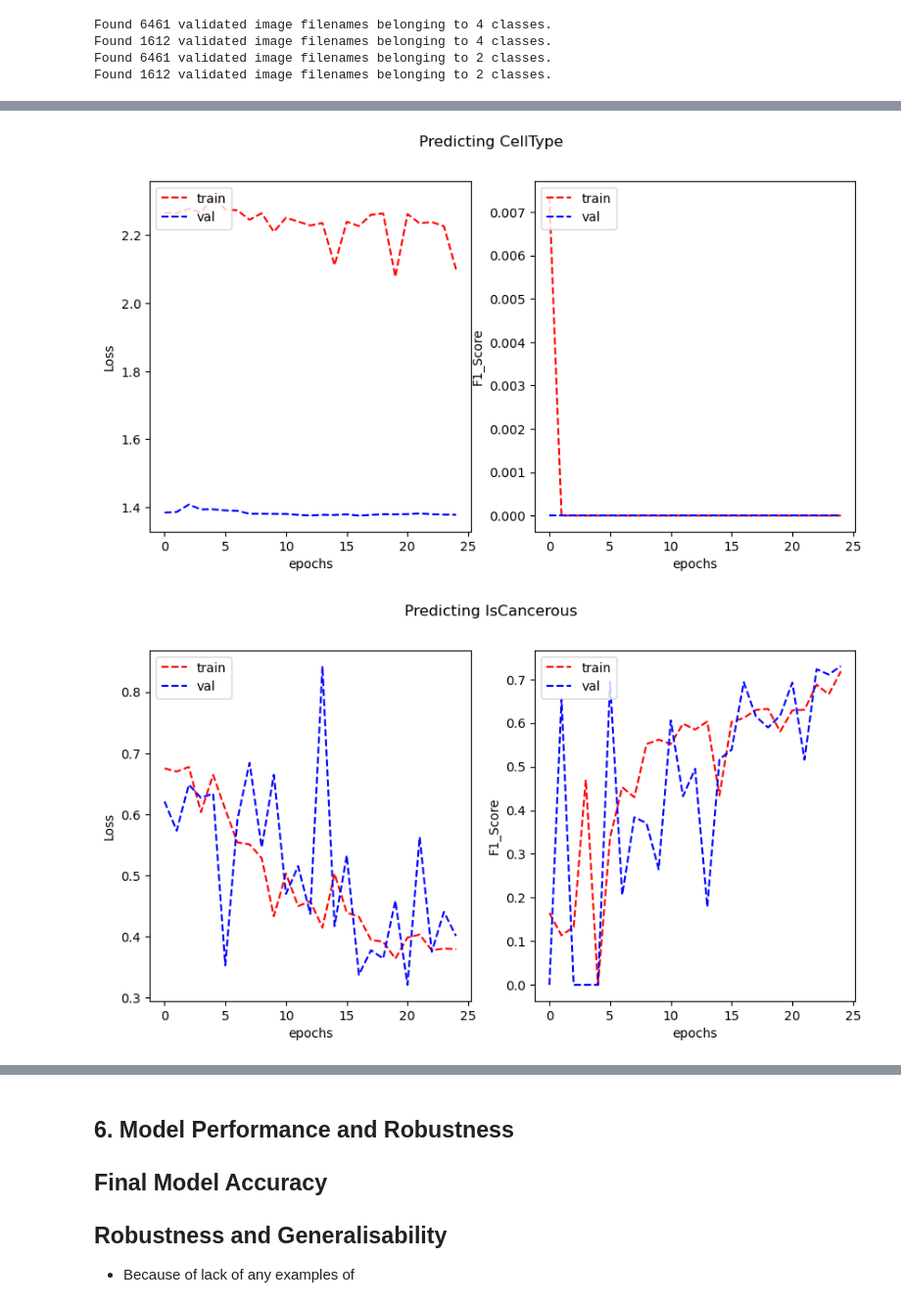
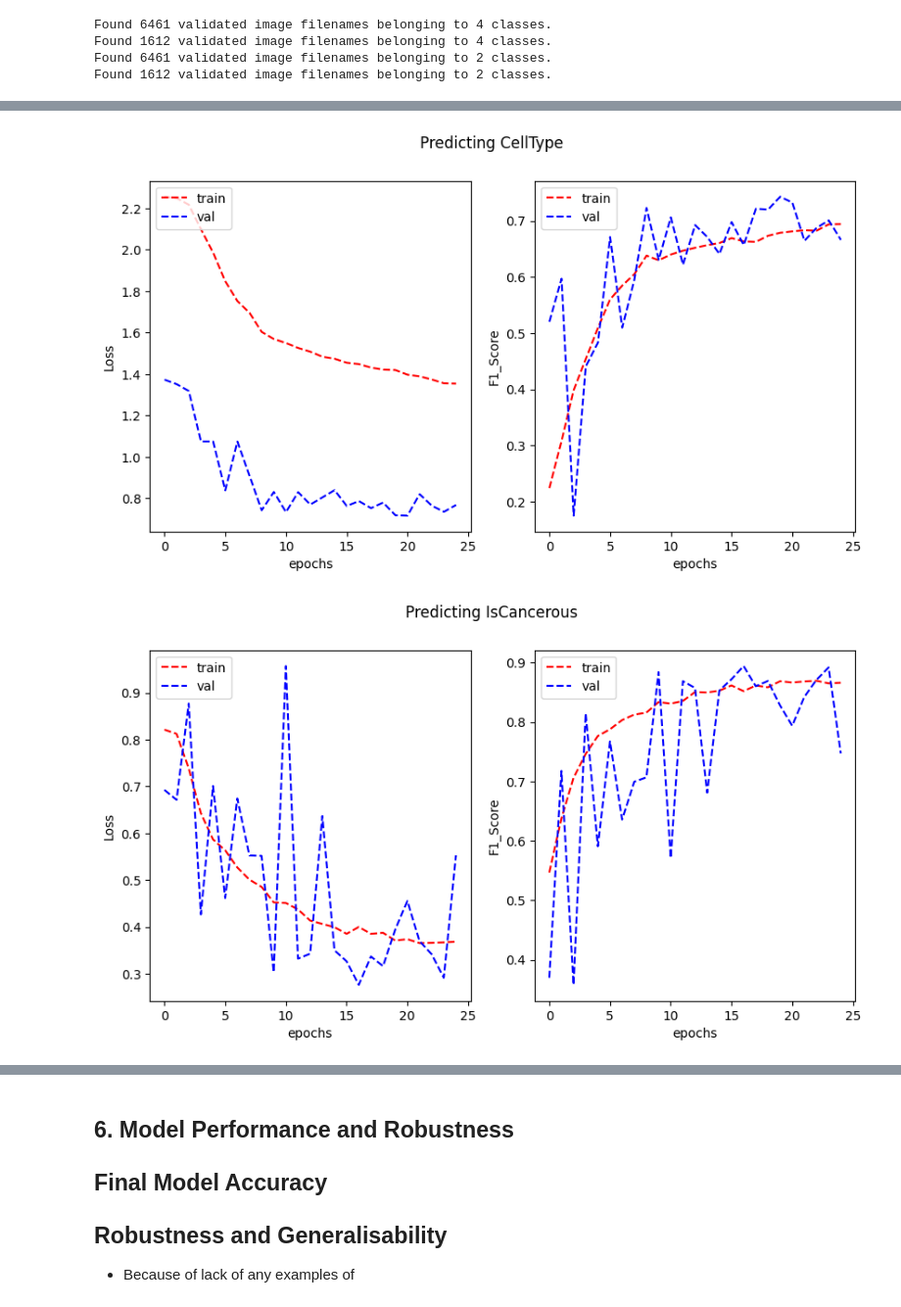
Before and after one commit to aitiab/ML_Assignment2, a Jupyter notebook: Assignment2.ipynb, the cells around one changed output, grey strips where cells are left out. Shown at 98% size. Cells and saved outputs as stored; diff of their text form; code cells hidden in the pictures.

Commit message:
starting to train the final bit

```diff
--- a/Assignment2.ipynb
+++ b/Assignment2.ipynb
@@ -679,22 +704,30 @@ model_VGG_2 = tf.keras.Sequential([
 # %%
-from tensorflow.keras.metrics import Precision, Recall
+from tensorflow.keras.metrics import Precision, Recall, F1Score
+import random
+import json
 # Optimizer = how to update weight
 # 'adam' = (Adaptive Moment Estimation) https://www.geeksforgeeks.org/adam-optimizer/
-model_VGG_1.compile(optimizer='adam',
+myOptimizer = tf.keras.optimizers.SGD(
+    learning_rate = 0.001, # Just a bit slower than the default
+    momentum = 0.9, # Classic
+    nesterov = True
+)
+model_VGG_1.compile(optimizer=myOptimizer,
             # IDK IF below are true for sure
             # SparseCategoricalCrossentropy expects a column with labels: 0, 1, 2, 3... then turns them into one-hot representation
             # CategoricalCrossentropy expects one-hot encoded labels: [0, 1, 0, 0]
             # from_logits means final layer doesn't have softmax activation. raw outputs. therefore keras will apply softmax inside loss func.
             # https://stackabuse.com/what-is-fromlogitstrue-in-keras-tensorflow-loss-functions/
               loss=tf.keras.losses.CategoricalCrossentropy(from_logits=True),
-              metrics=['categorical_accuracy', 'precision', 'recall']
+              metrics=[tf.keras.metrics.F1Score(name="f1", average="weighted")]
               )
+# https://neptune.ai/blog/implementing-the-macro-f1-score-in-keras
+# https://www.tensorflow.org/api_docs/python/tf/keras/metrics/F1Score
 
+# https://keras.io/api/models/model_training_apis/#:~:text=of%20every%20sample.-,class_weight%3A%20Optional%20dictionary%20mapping%20class%20indices%20(integers)%20to%20a,from%20an%20under%2Drepresented%20class.
+history_VGG_1 = model_VGG_1.fit(train_generator, validation_data = validation_generator, epochs=25, verbose=1, class_weight=cell_class_weights)
 
-model_VGG_2.compile(optimizer='adam',
-              loss=tf.keras.losses.CategoricalCrossentropy(from_logits=True),
-              metrics=['precision', 'recall']
-              )
+rand = round(random.random, 5)
+model_VGG_1.save(f"models/model_VGG_1_{rand}.keras")
+with open(f"history/history_VGG_1_{rand}.history", "w") as file:
+    json.dump(history_VGG_1.history, file)
-# %%
-# cellType
-history_VGG_1 = model_VGG_1.fit(train_generator, validation_data = validation_generator, epochs=25, verbose=1, class_weight=cell_weights, steps_per_epoch=100)
@@ -729,5 +734,15 @@ Epoch 25/25
 # %%
 # isCancerous
-history_VGG_2 = model_VGG_2.fit(train_generator_cancerous, validation_data= validation_generator_cancerous, epochs=25, verbose=1, steps_per_epoch=100)
+model_VGG_2.compile(optimizer=myOptimizer,
+              loss=tf.keras.losses.CategoricalCrossentropy(from_logits=True),
+              metrics=[tf.keras.metrics.F1Score(name="f1", average="weighted")]
+              )
+
+history_VGG_2 = model_VGG_2.fit(train_generator_cancerous, validation_data= validation_generator_cancerous, epochs=25, verbose=1, class_weight=isCancerous_class_weights)
+
+rand = round(random.random, 5)
+model_VGG_2.save(f"models/model_VGG_2_isCancerous_{rand}.keras")
+with open(f"history/history_VGG_2_{rand}.history", "w") as file:
+    json.dump(history_VGG_2.history, file)
 # %% [output]
 Epoch 1/25
@@ -762,14 +782,13 @@ def f1_score(precision, recall):
 # %%
-plot_learning_curve(history_VGG_1.history['loss'], history_VGG_1.history['val_loss'],
-                    f1_score(history_VGG_1.history['precision'], history_VGG_1.history['recall']), f1_score(history_VGG_1.history['val_precision'], history_VGG_1.history['val_recall']),
+plot_learning_curve(history_VGG_1.history['loss'], history_VGG_1.history['val_loss'], history_VGG_1.history['f1'], history_VGG_1.history['val_f1'],
                     metric_name='F1_Score', suptitle="Predicting CellType")
 
 plot_learning_curve(history_VGG_2.history['loss'], history_VGG_2.history['val_loss'],
-                    f1_score(history_VGG_2.history['precision'], history_VGG_2.history['recall']), f1_score(history_VGG_2.history['val_precision'], history_VGG_2.history['val_recall']),
+                    history_VGG_2.history['f1'], history_VGG_2.history['val_f1'],
                     metric_name='F1_Score', suptitle="Predicting IsCancerous")
 # %% [output]
-[figure, old version]
+[figure, new version]
-[figure, old version]
+[figure, new version]
 # %% [markdown]
 ## 5. Model Optimisation
 ## Identifying overfitting/underfitting
```
Also changed, not shown: parts of 25 cells of this notebook, 10 other files.
